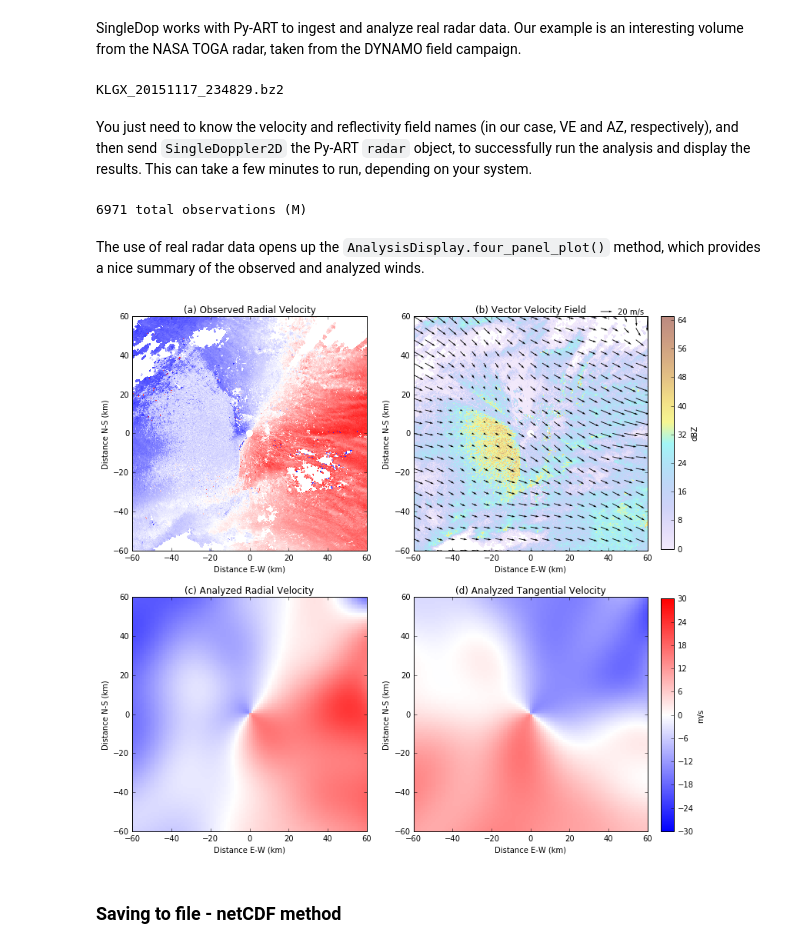
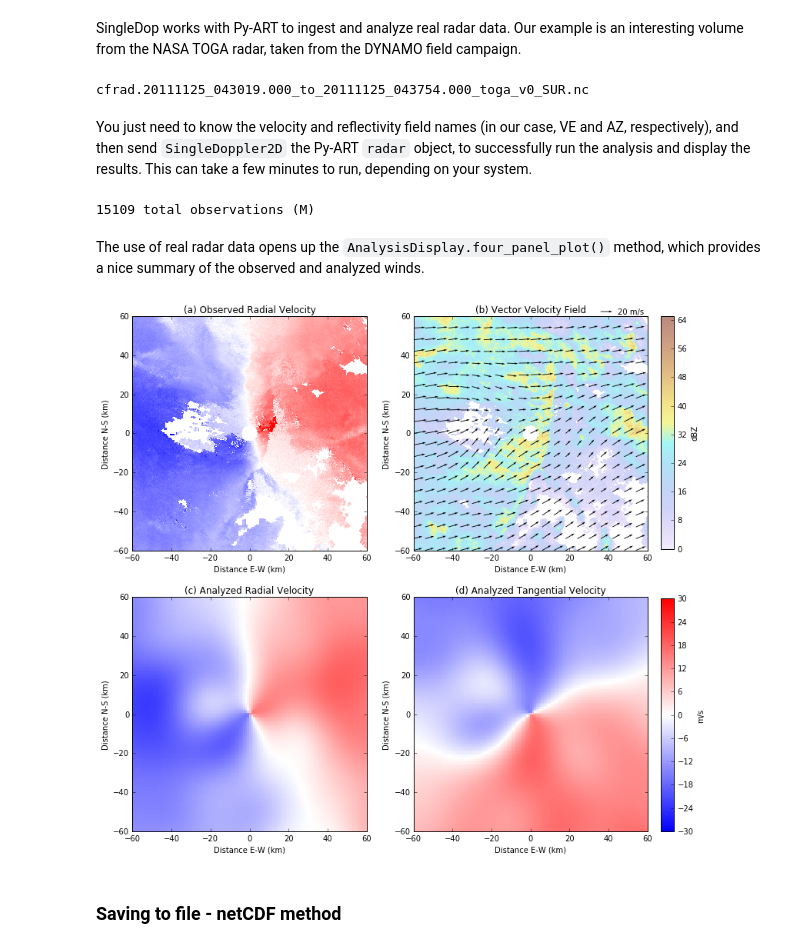
Before and after one commit to nasa/SingleDop, a Jupyter notebook: notebooks/SingleDop_Demo.ipynb, the cells around one changed output. Drawn from its saved outputs; the diff is of its cells as text; code cells hidden in the pictures.

```diff
--- a/notebooks/SingleDop_Demo.ipynb
+++ b/notebooks/SingleDop_Demo.ipynb
@@ -133,28 +133,29 @@ The analysis is not perfect, but the result is consistent with Xu <i>et al.</i>
 # %% [markdown]
 SingleDop works with Py-ART to ingest and analyze real radar data. Our example is an interesting volume from the NASA TOGA radar, taken from the DYNAMO field campaign.
 # %%
-fdir = './'
-files = sorted(glob.glob(fdir+'*.bz2'))
-iii = 0
+fdir = '/Users/tjlang/Documents/OVWST/SingleDop/TestData/'
+files = sorted(glob.glob(fdir+'*nc'))
+iii = 1
 print(os.path.basename(files[iii]))
 radar = pyart.io.read(files[iii])
 # %% [output]
-KLGX_20151117_234829.bz2
+cfrad.20111125_043019.000_to_20111125_043754.000_toga_v0_SUR.nc
 # %% [markdown]
 You just need to know the velocity and reflectivity field names (in our case, VE and AZ, respectively), and then send `SingleDoppler2D` the Py-ART `radar` object, to successfully run the analysis and display the results. This can take a few minutes to run, depending on your system.
 # %%
 sd_test = singledop.SingleDoppler2D(L=30.0, radar=radar, range_limits=[0, 100],
-                                    sweep_number=1, name_vr='velocity', thin_factor=[4, 8])
+                                    sweep_number=0, name_vr='VE',
+                                    thin_factor=[2, 8])
 # %% [output]
-6971 total observations (M)
+15109 total observations (M)
 # %% [markdown]
 The use of real radar data opens up the `AnalysisDisplay.four_panel_plot()` method, which provides a nice summary of the observed and analyzed winds.
 # %%
 display = singledop.AnalysisDisplay(sd_test)
-display.four_panel_plot(scale=400, legend=20, return_flag=False, thin=6, split_cut=True,
-                        levels=-30.0+2.0*np.arange(31), name_vr='velocity', name_dz='reflectivity')
+display.four_panel_plot(scale=400, legend=20, return_flag=False, thin=6,
+                        levels=-30.0+2.0*np.arange(31), name_vr='VE', name_dz='AZ')
 # %% [output]
-[figure, old version]
+[figure, new version]
 # %% [markdown]
 ### Saving to file - netCDF method
 # %% [markdown]
```
Also changed, not shown: parts of 5 cells of this notebook, 2 other files.
